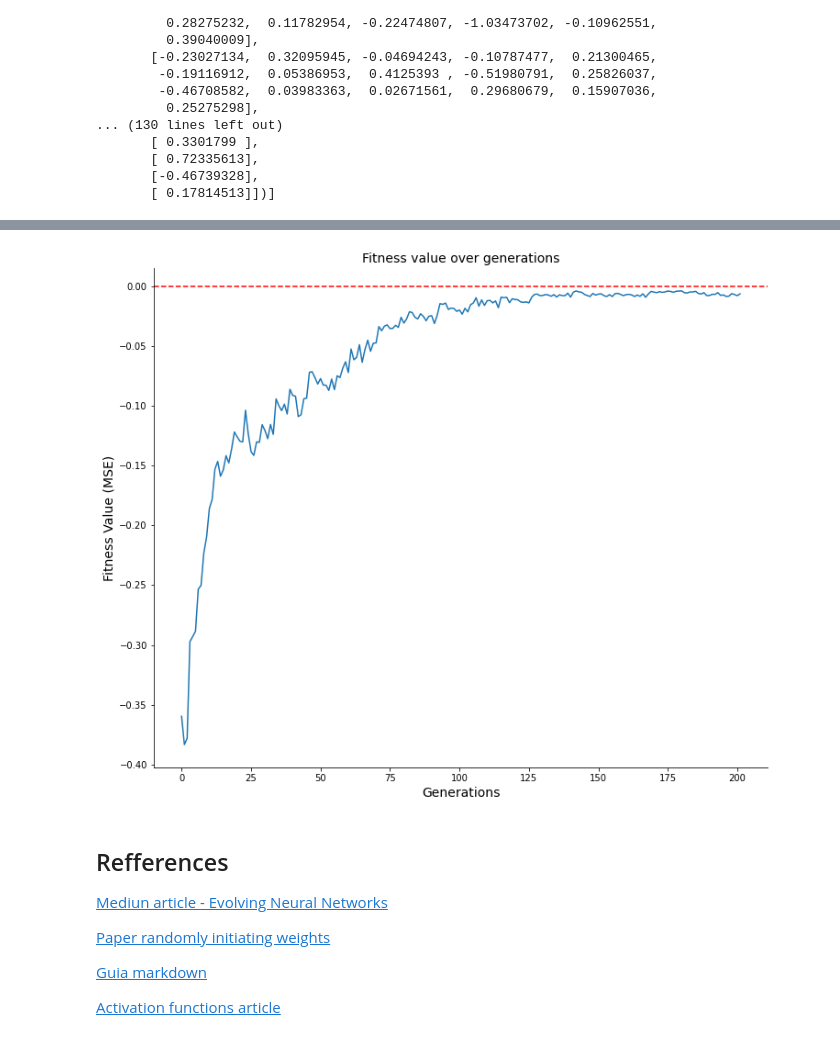
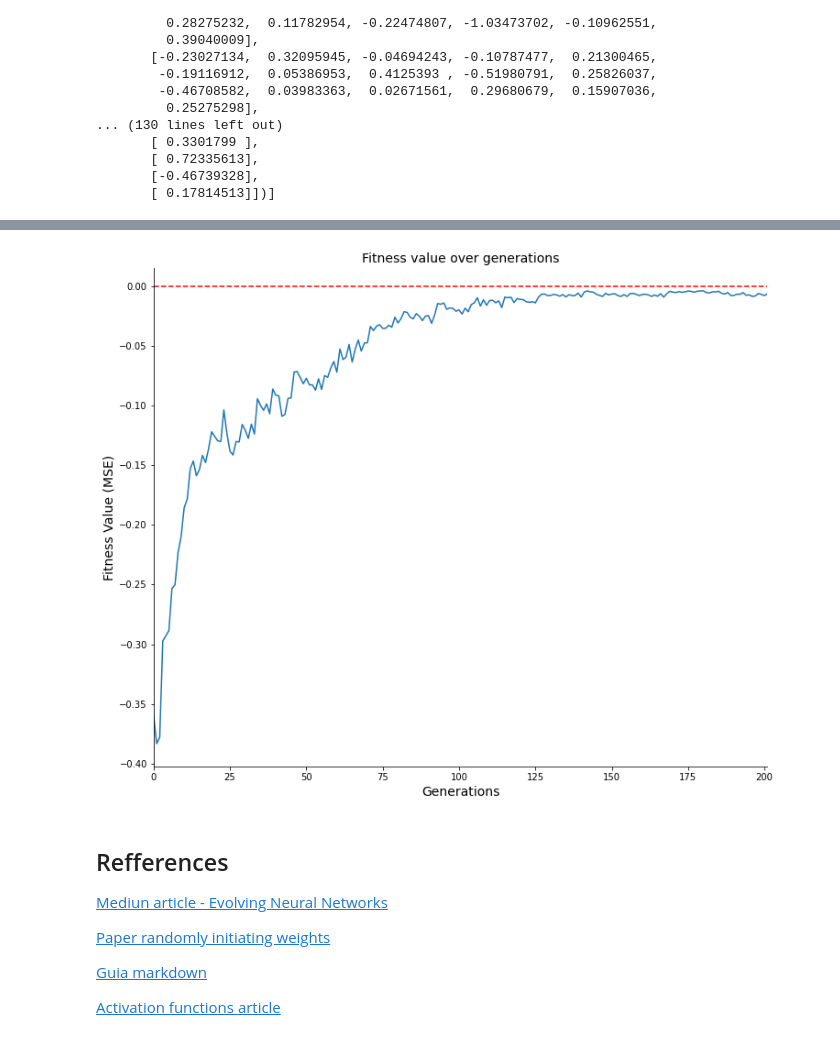
Before and after one commit to williambrunos/Deep-Learning-Neuro-evolution, a Jupyter notebook: Fundamentals/evolving_neural_networks.ipynb, the cells around one changed output, grey strips where cells are left out. Saved outputs shown, nothing was run; the diff lists cells and outputs as text; code cells hidden in the pictures.

```diff
--- a/Fundamentals/evolving_neural_networks.ipynb
+++ b/Fundamentals/evolving_neural_networks.ipynb
@@ -331,18 +351,19 @@ import seaborn as sns
 # %%
 generations_array = np.arange(0, generations + 1, 1)
 
-plt.figure(figsize=(12, 10))
+fig, ax = plt.subplots(figsize=(12, 10))
 
-plt.title('Fitness value over generations', fontsize=14)
-plt.xlabel('Generations', fontsize=14)
-plt.ylabel('Fitness Value (MSE)', fontsize=14)
+ax.set_title('Fitness value over generations', fontsize=14)
+ax.set_xlabel('Generations', fontsize=14)
+ax.set_ylabel('Fitness Value (MSE)', fontsize=14)
 sns.despine()
 
-plt.plot(generations_array, best_organism_scores)
-plt.axhline(y=0, color='r', linewidth=1.5, linestyle='dashed')
+ax.plot(generations_array, best_organism_scores)
+ax.axhline(y=0, color='r', linewidth=1.5, linestyle='dashed')
+ax.set_xlim(0, max(generations_array))
 plt.show()
 # %% [output]
-[figure, old version]
+[figure, new version]
 # %% [markdown]
 ## Refferences
 
```
Also changed, not shown: parts of 2 cells of this notebook.
